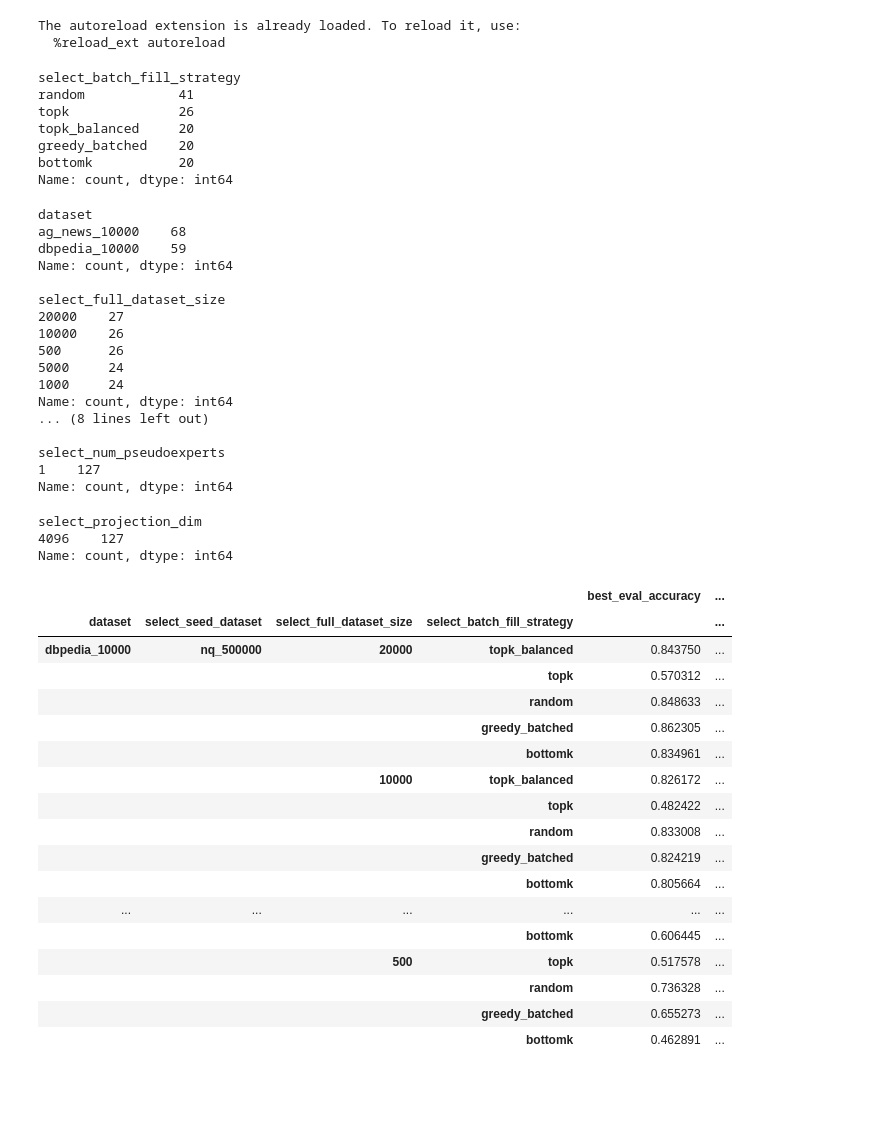
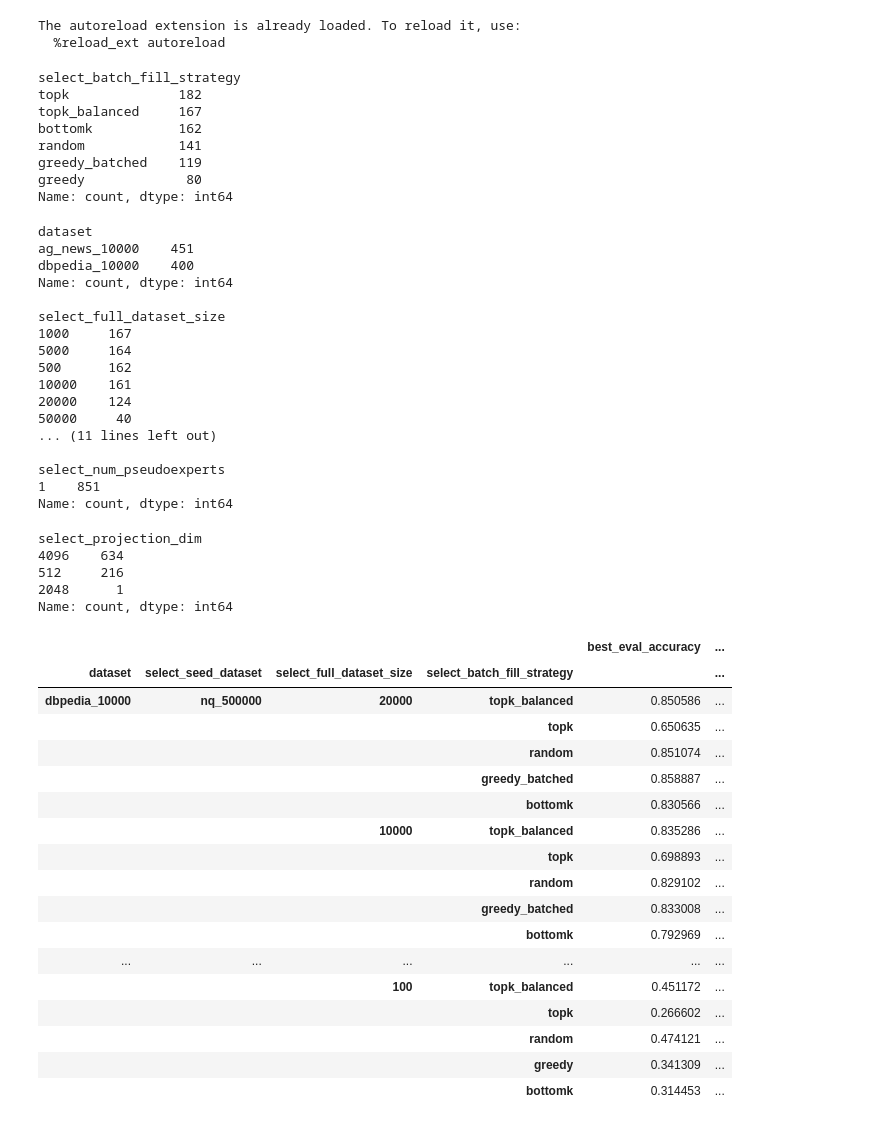
Before and after one commit to jxmorris12/reverse-training, a Jupyter notebook: nbs/2025_03_23_Experiments_first_try.ipynb, the cells around one changed output. Saved outputs shown, nothing was run; the diff lists cells and outputs as text; code cells hidden in the pictures; blank space fills up the shorter version.

```diff
--- a/nbs/2025_03_23_Experiments_first_try.ipynb
+++ b/nbs/2025_03_23_Experiments_first_try.ipynb
@@ -16,7 +16,7 @@ import os
 
 HOME_DIR = "/home/jxm/reverse-training"
 df = load_results_as_df(os.path.join(HOME_DIR, "results"))
-df = df[df["select_seed_dataset"].str.endswith("500000")]
+# df = df[df["select_seed_dataset"].str.endswith("200000")]
 # df = df[df["select_seed_dataxset"].str.endswith("500000")]
 df = df[df["select_label_strategy"] == "auto"]
 df = df[df["select_num_pseudoexperts"] == 1]
@@ -25,11 +25,12 @@ len(df)
 df["select_batch_fill_strategy"].value_counts()
 # %% [output]
 select_batch_fill_strategy
-random            41
-topk              26
-topk_balanced     20
-greedy_batched    20
-bottomk           20
+topk              182
+topk_balanced     167
+bottomk           162
+random            141
+greedy_batched    119
+greedy             80
 Name: count, dtype: int64
 # %%
 print(df["dataset"].value_counts(), "\n")
@@ -38,54 +39,59 @@ print(df["select_batch_fill_strategy"].value_counts(), "\n")
 print(df["select_num_pseudoexperts"].value_counts(), "\n")
 # %% [output]
 dataset
-ag_news_10000    68
-dbpedia_10000    59
+ag_news_10000    451
+dbpedia_10000    400
 Name: count, dtype: int64
 
 select_full_dataset_size
-20000    27
-10000    26
-500      26
-5000     24
-1000     24
-Name: count, dtype: int64
-... (8 lines left out)
+1000     167
+5000     164
+500      162
+10000    161
+20000    124
+50000     40
+... (11 lines left out)
 
 select_num_pseudoexperts
-1    127
+1    851
 Name: count, dtype: int64
 # %%
 df["select_projection_dim"].value_counts()
 # %% [output]
 select_projection_dim
-4096    127
+4096    634
+512     216
+2048      1
 Name: count, dtype: int64
 # %%
 import pandas as pd
 
 pd.set_option('display.max_rows', None)
 
 dv_cols = ["dataset", "select_seed_dataset", "select_full_dataset_size", "select_batch_fill_strategy"]
 
 iv_cols = ["best_eval_accuracy", "dataset_sinkhorn_distance", "dataset_jaccard_overlap_vocabulary"]
 
-df[df["seed"] == 42].groupby(dv_cols)[iv_cols].mean().sort_values(by=["dataset","select_seed_dataset", "select_full_dataset_size", "select_batch_fill_strategy"], ascending=False)
+final_df = df
+# final_df = df[df["select_seed_dataset"] == "nq_500000"]
+
+final_df.groupby(dv_cols)[iv_cols].mean().sort_values(by=["dataset","select_seed_dataset", "select_full_dataset_size", "select_batch_fill_strategy"], ascending=False)
 # %% [output]
 |  |  |  |  | best_eval_accuracy | ... |
 | dataset | select_seed_dataset | select_full_dataset_size | select_batch_fill_strategy |  | ... |
-| dbpedia_10000 | nq_500000 | 20000 | topk_balanced | 0.843750 | ... |
-|  |  |  | topk | 0.570312 | ... |
-|  |  |  | random | 0.848633 | ... |
-|  |  |  | greedy_batched | 0.862305 | ... |
-|  |  |  | bottomk | 0.834961 | ... |
-|  |  | 10000 | topk_balanced | 0.826172 | ... |
-|  |  |  | topk | 0.482422 | ... |
-|  |  |  | random | 0.833008 | ... |
-|  |  |  | greedy_batched | 0.824219 | ... |
-|  |  |  | bottomk | 0.805664 | ... |
+| dbpedia_10000 | nq_500000 | 20000 | topk_balanced | 0.850586 | ... |
+|  |  |  | topk | 0.650635 | ... |
+|  |  |  | random | 0.851074 | ... |
+|  |  |  | greedy_batched | 0.858887 | ... |
+|  |  |  | bottomk | 0.830566 | ... |
+|  |  | 10000 | topk_balanced | 0.835286 | ... |
+|  |  |  | topk | 0.698893 | ... |
+|  |  |  | random | 0.829102 | ... |
+|  |  |  | greedy_batched | 0.833008 | ... |
+|  |  |  | bottomk | 0.792969 | ... |
 | ... | ... | ... | ... | ... | ... |
-|  |  |  | bottomk | 0.606445 | ... |
-|  |  | 500 | topk | 0.517578 | ... |
-|  |  |  | random | 0.736328 | ... |
-|  |  |  | greedy_batched | 0.655273 | ... |
-|  |  |  | bottomk | 0.462891 | ... |
+|  |  | 100 | topk_balanced | 0.451172 | ... |
+|  |  |  | topk | 0.266602 | ... |
+|  |  |  | random | 0.474121 | ... |
+|  |  |  | greedy | 0.341309 | ... |
+|  |  |  | bottomk | 0.314453 | ... |
```
Also changed, not shown: 3 other files.
